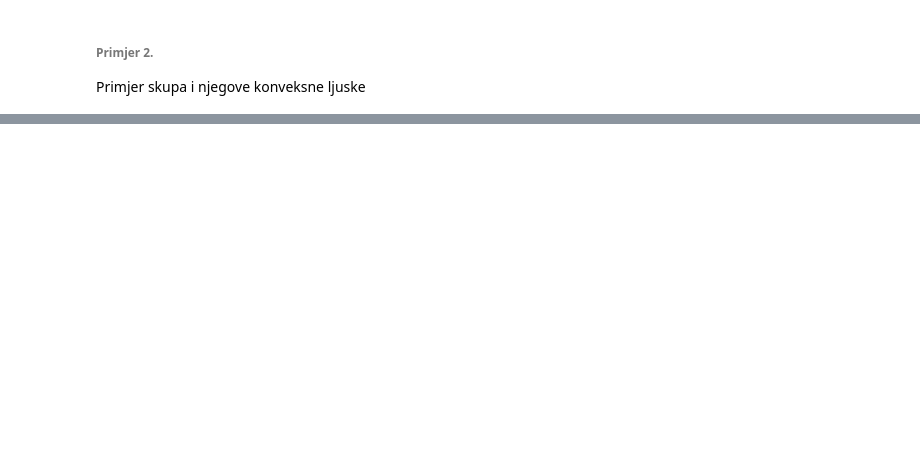
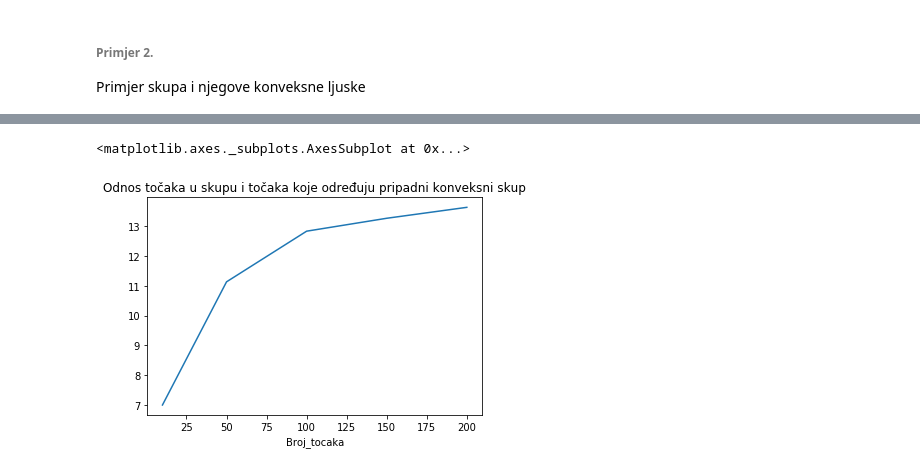
Before and after one commit to sarapuz/Matematicki_softver, a Jupyter notebook: 1.zadaca/pomocna_biljeznica.ipynb, the cells around one changed output, grey strips where cells are left out. Cells and saved outputs as stored; diff of their text form; code cells hidden in the pictures; blank space fills up the shorter version.

```diff
--- a/1.zadaca/pomocna_biljeznica.ipynb
+++ b/1.zadaca/pomocna_biljeznica.ipynb
@@ -54,0 +313,14 @@ Hull_of_Set.savefig('test_data/primjer2.png')
+# %%
+# Pokus 3: 30 testiranja za skupove jednake velicine
+
+broj_pokusa = 30
+broj_točaka = [10, 50, 100, 150, 200]
+
+Num_Convex_3 = Pokus(broj_pokusa, broj_točaka)
+
+data_3 =  pd.DataFrame.from_records(Num_Convex_3, columns=[ 'Broj_tocaka', 'Broj_tocaka_Conv'])
+Analiza_3 = data_3.groupby('Broj_tocaka')['Broj_tocaka_Conv'].sum()/broj_pokusa
+Analiza_3.plot( x = 'Broj točaka u skupu', y = 'Broj točaka koje određuju konveksnu ljusku', title = 'Odnos točaka u skupu i točaka koje određuju pripadni konveksni skup')
+# %% [output]
+<matplotlib.axes._subplots.AxesSubplot at 0x...>
+[figure, added]
```
Also changed, not shown: parts of 31 cells of this notebook.
